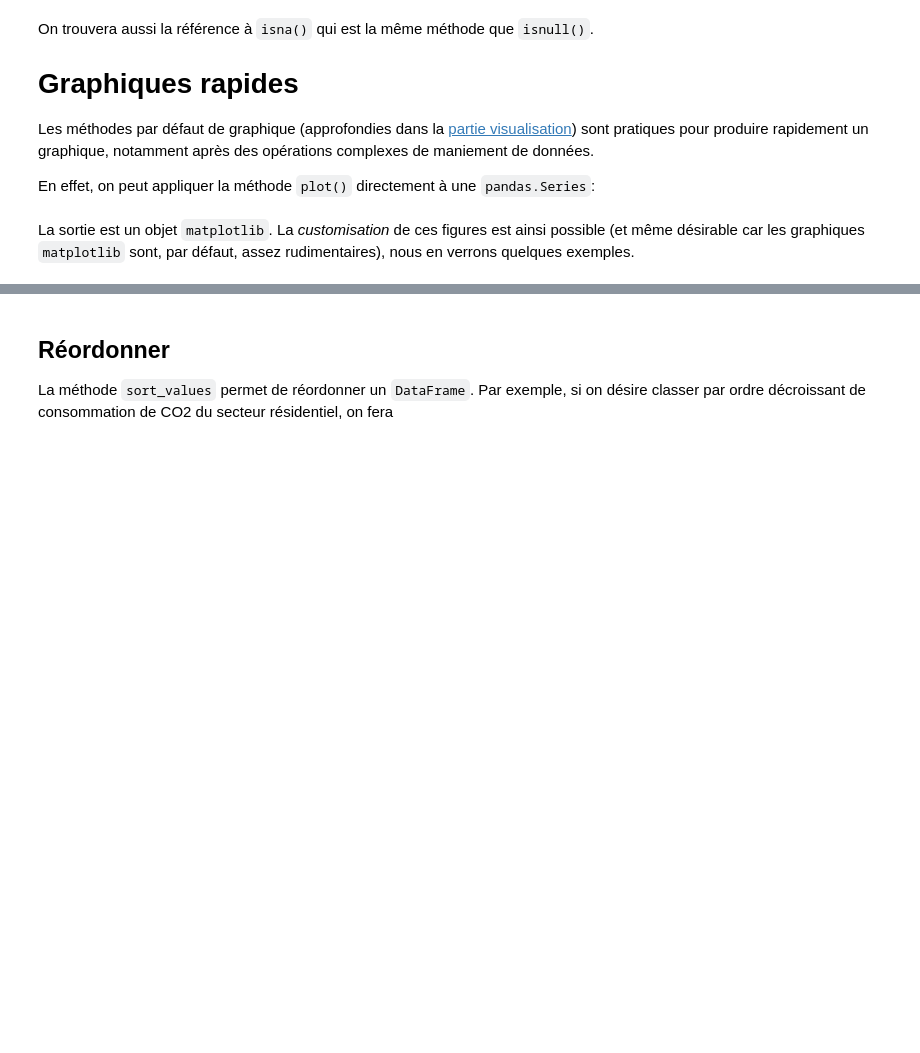
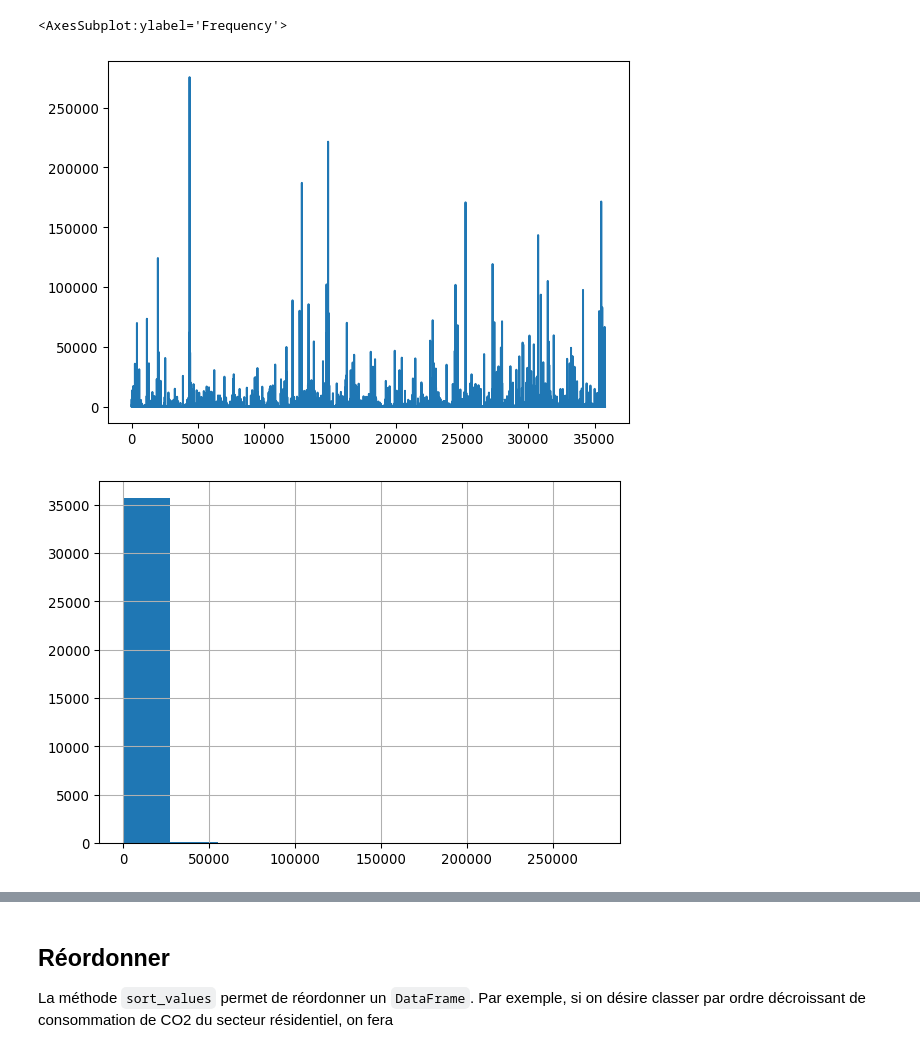
Before and after one commit to linogaliana/python-datascientist, a Jupyter notebook: notebooks/course/manipulation/02a_pandas_tutorial.ipynb, the cells around one changed output, grey strips where cells are left out. Saved outputs shown, nothing was run; the diff lists cells and outputs as text; code cells hidden in the pictures; blank space fills up the shorter version.

```diff
--- a/notebooks/course/manipulation/02a_pandas_tutorial.ipynb
+++ b/notebooks/course/manipulation/02a_pandas_tutorial.ipynb
@@ -712,21 +575,24 @@ df.isnull().sum()
-# %% [markdown]
-On trouvera aussi la référence à `isna()` qui est la même méthode que `isnull()`.
-
-# Graphiques rapides
-
-Les méthodes par défaut de graphique
-(approfondies dans la [partie visualisation](#visualisation))
-sont pratiques pour
-produire rapidement un graphique, notamment après des opérations
-complexes de maniement de données.
-
-En effet, on peut appliquer la méthode `plot()` directement à une `pandas.Series`:
 # %%
 df['Déchets'].plot()
 df['Déchets'].hist()
 df['Déchets'].plot(kind = 'hist', logy = True)
-# %% [markdown]
-La sortie est un objet `matplotlib`. La *customisation* de ces
-figures est ainsi
-possible (et même désirable car les graphiques `matplotlib`
-sont, par défaut, assez rudimentaires), nous en verrons quelques exemples.
+# %%
+plt.figure()
+fig = df['Déchets'].plot()
+fig
+#plt.savefig('plot_base.png', bbox_inches='tight')
+
+plt.figure()
+fig = df['Déchets'].hist()
+fig
+#plt.savefig('plot_hist.png', bbox_inches='tight')
+
+plt.figure()
+fig = df['Déchets'].plot(kind = 'hist', logy = True)
+fig
+#plt.show()
+#plt.savefig('plot_hist_log.png', bbox_inches='tight')
+# %% [output]
+<AxesSubplot:ylabel='Frequency'>
+[figure, added]
+[figure, added]
```
Also changed, not shown: parts of 127 cells of this notebook, 3 other files.
